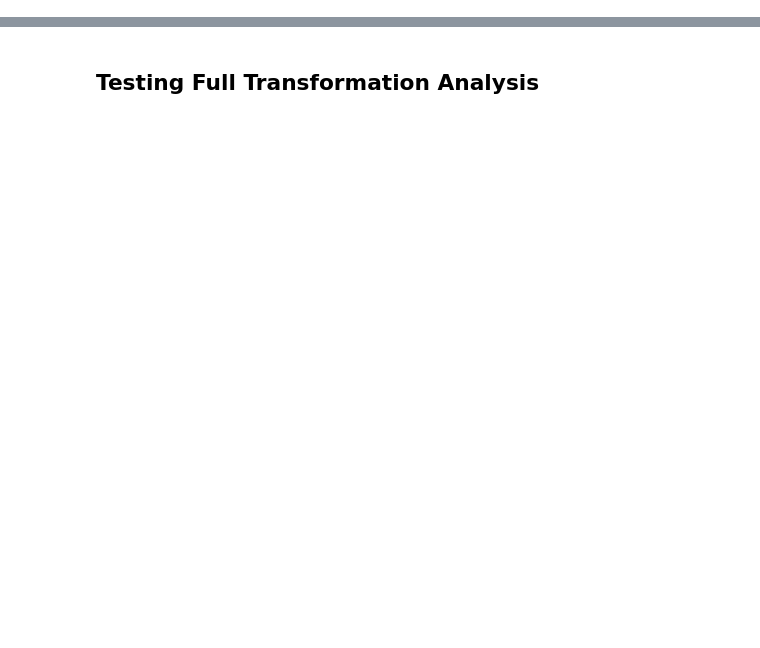
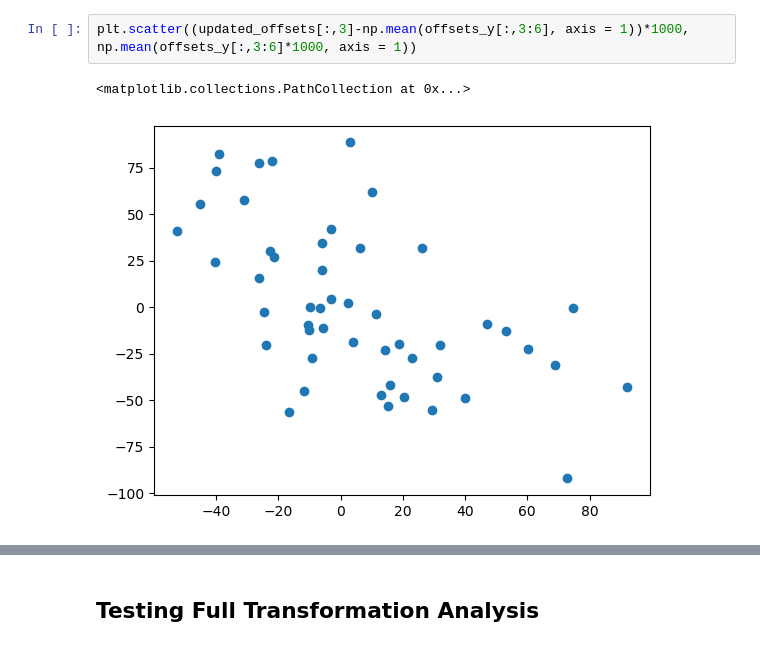
Before and after one commit to ldk111/FASER-2-MPhys-Project, a Jupyter notebook: Analysis/analysis.ipynb, the cells around one changed output, grey strips where cells are left out. Saved outputs shown, nothing was run; the diff lists cells and outputs as text; blank space fills up the shorter version.

```diff
--- a/Analysis/analysis.ipynb
+++ b/Analysis/analysis.ipynb
@@ -280,0 +167,5 @@ plt.show()
+# %%
+plt.scatter((updated_offsets[:,3]-np.mean(offsets_y[:,3:6], axis = 1))*1000, np.mean(offsets_y[:,3:6]*1000, axis = 1))
+# %% [output]
+<matplotlib.collections.PathCollection at 0x...>
+[figure, added]
```
Also changed, not shown: parts of 201 cells of this notebook.
